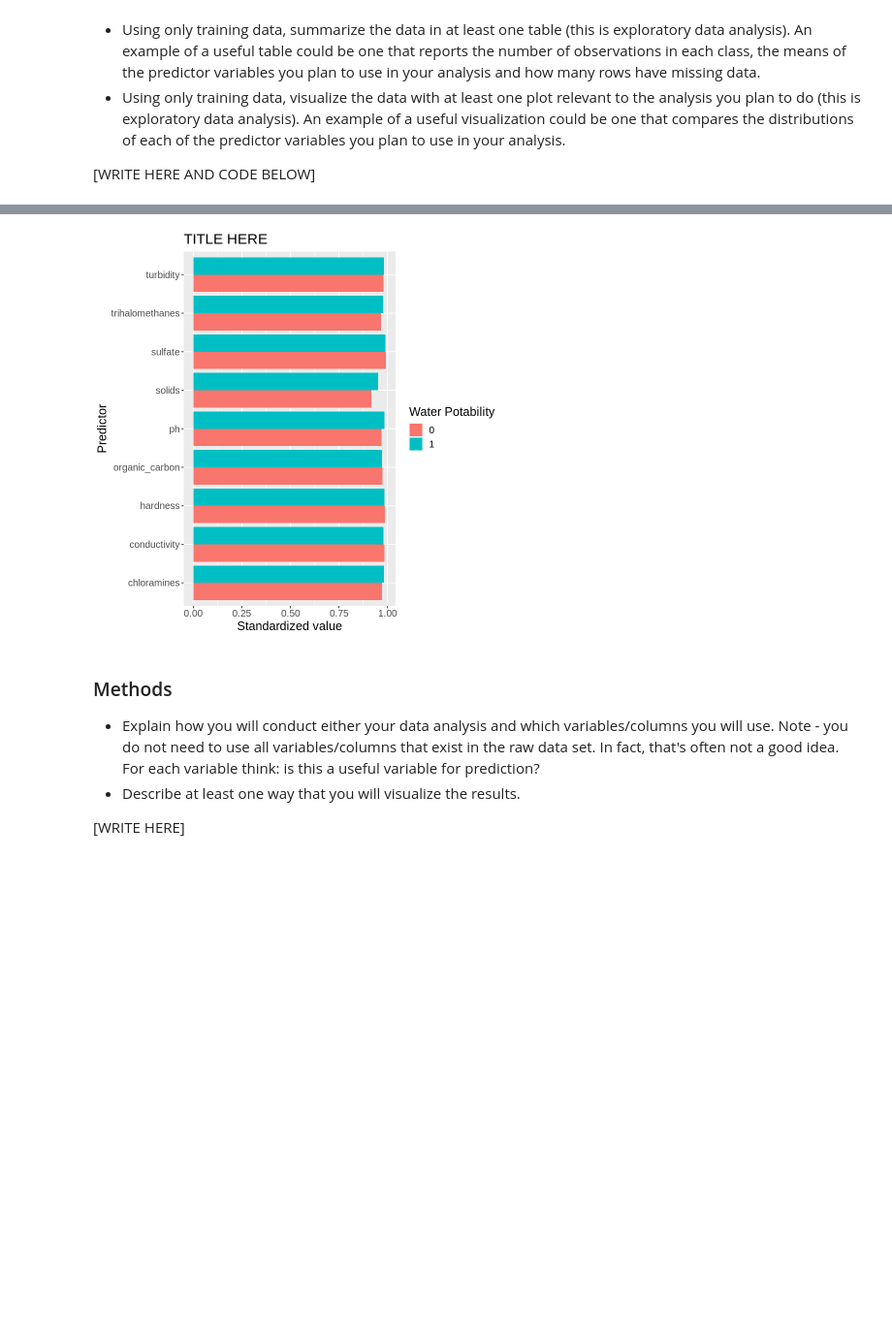
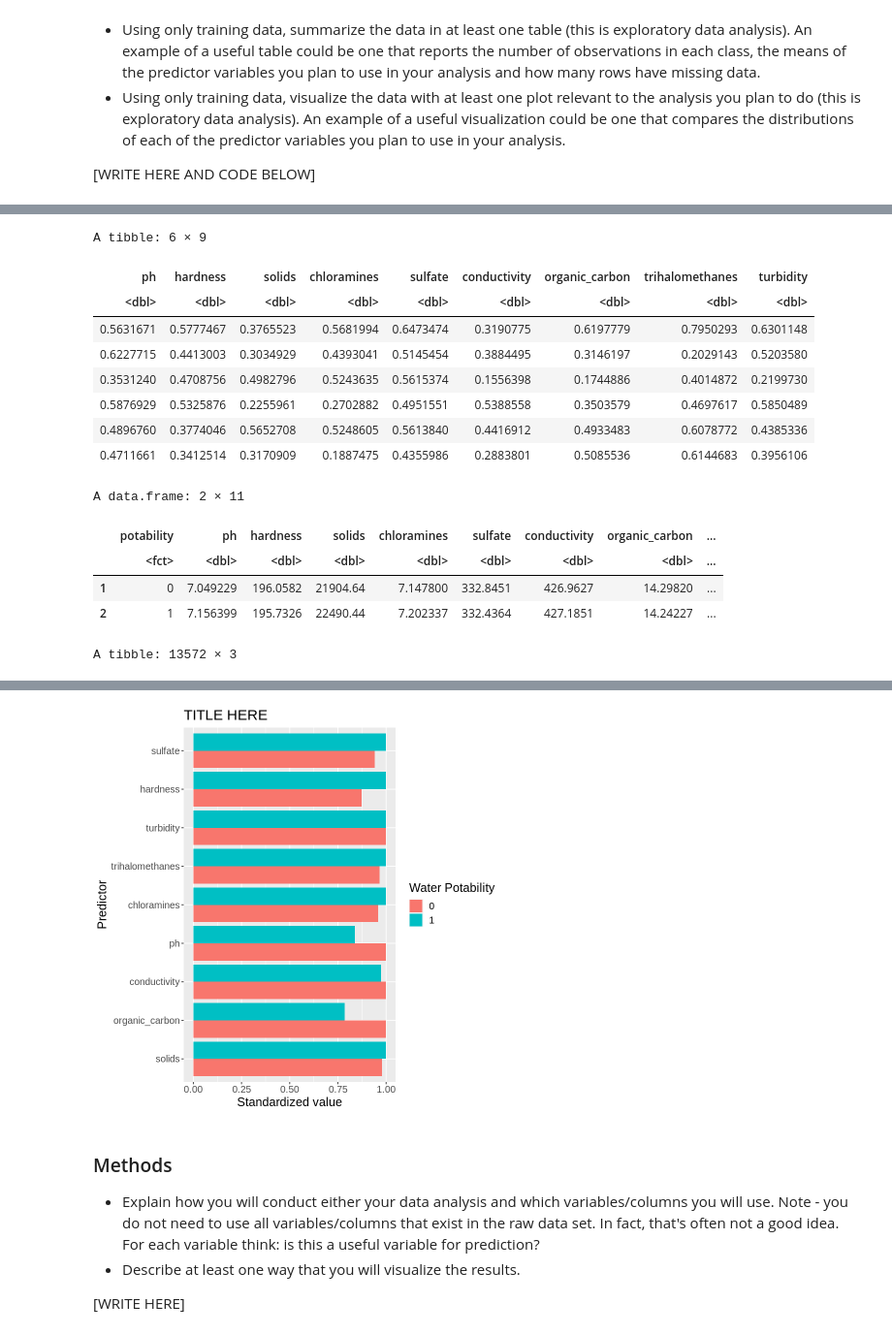
Before and after one commit to kashish1928/Dsci100_Group93_, a Jupyter notebook: Project_Proposal.ipynb, the cells around one changed output, grey strips where cells are left out. Shown at 97% size. Saved outputs shown, nothing was run; the diff lists cells and outputs as text; code cells hidden in the pictures; blank space fills up the shorter version.

Commit message:
Progress on tables and graphs

```diff
--- a/Project_Proposal.ipynb
+++ b/Project_Proposal.ipynb
@@ -67,10 +71,13 @@ A tibble: 6 × 10
 | 9.092223 | 181.1015 | 17978.99 | 6.546600 | 310.1357 | 398.4108 | 11.558279 | 31.99799 | 4.075075 | ... |
 | 5.584087 | 188.3133 | 28748.69 | 7.544869 | 326.6784 | 280.4679 | 8.399735 | 54.91786 | 2.559708 | ... |
 # %%
-water_potability_raw <- water_potability_raw |>
+#2. CLEAN DATA AND REMOVE NA ROWS
+water_potability_clean <- water_potability_raw |>
     rename(hardness = Hardness, solids = Solids, chloramines = Chloramines, sulfate = Sulfate, conductivity = Conductivity, organic_carbon = Organic_carbon, trihalomethanes = Trihalomethanes, turbidity = Turbidity, potability = Potability) |>
     mutate(potability = as_factor(potability)) |>
     na.omit()
 
-head(water_potability_raw)
+nrow(water_potability_clean) #Show number of observations in the cleaned dataset (NA removed)
+
+head(water_potability_clean)
 # %% [output]
@@ -84,37 +92,65 @@ A tibble: 6 × 10
 | 8.635849 | 203.3615 | 13672.09 | 4.563009 | 303.3098 | 474.6076 | 12.363817 | 62.79831 | 4.401425 | ... |
 | 11.180284 | 227.2315 | 25484.51 | 9.077200 | 404.0416 | 563.8855 | 17.927806 | 71.97660 | 4.370562 | ... |
 # %%
-water_split <- water_potability_raw |>
+water_split <- water_potability_clean |> #Split the data 0.75/0.25
     initial_split(prop = 0.75, strata = potability)
 
-water_train <- training(water_split)
+water_train <- training(water_split)  #Set the 0.75 split as the training data
 
-potability <- select(water_train, potability)
+min_table <- water_train |> #Find means for all predictors grouped by potability
+    select(-potability) |>
+    map_df(min)
 
-summary_table <- water_train |>
+max_table <- water_train |> #Find means for all predictors grouped by potability
     select(-potability) |>
-    scale(center = TRUE, scale = TRUE)
+    map_df(max)
 
-summary_table <- bind_cols(summary_table, potability)
+diff_table <- max_table - min_table
 
-summary_table
+min_table
 
-summary_table <- summary_table |>
+max_table
+
+diff_table
+
+scaled_table <- water_train |> #Scale all predictor columns
+    select(-potability) |>
+    mutate(ph = (ph - min_table$ph) / diff_table$ph,
+           hardness = (hardness - min_table$hardness) / diff_table$hardness,
+           solids = (solids - min_table$solids) / diff_table$solids,
+           chloramines = (chloramines - min_table$chloramines) / diff_table$chloramines,
+           sulfate = (sulfate - min_table$sulfate) / diff_table$sulfate,
+           conductivity = (conductivity - min_table$conductivity) / diff_table$conductivity,
+           organic_carbon = (organic_carbon - min_table$organic_carbon) / diff_table$organic_carbon,
+           trihalomethanes = (trihalomethanes - min_table$trihalomethanes) / diff_table$trihalomethanes,
+           turbidity = (turbidity - min_table$turbidity) / diff_table$turbidity)
+
+head(scaled_table)
+
+potability_column <- select(water_train, potability) #Remove the "potability" column
+
+scaled_table_potability <- bind_cols(scaled_table, potability = potability_column) #Reattach the "potability" column
+
+means_table <- water_train |> #Find means for all predictors grouped by potability
     group_by(potability) |>
     summarize(across(ph:turbidity, mean, na.rm=TRUE))
 
-summary_rowcount <- water_train |>
+rowcount_table <- water_train |> #Count number of observations in the two groups
     group_by(potability) |>
     summarize(n = n())
 
-summary_table_with_n <- summary_table |>
-    merge(summary_rowcount)
+summary_table <- means_table |> #Merge grouped n dataframe with grouped means dataframe
+    merge(rowcount_table)
 
-summary_table_longer <- summary_table |>
+head(summary_table)
+
+scaled_table_potability_longer <- scaled_table_potability |> #Pivot longer, generating columns "predictor" and "value"
     pivot_longer(c(ph, hardness, solids, chloramines, sulfate, conductivity, organic_carbon, trihalomethanes, turbidity), names_to = "predictor")
 
-bar_plot <- summary_table_longer |>
-    ggplot(aes(y = predictor,x = value, fill = potability)) +
+scaled_table_potability_longer
+
+bar_plot <- scaled_table_potability_longer |> #Bar plot
+    ggplot(aes(y = reorder(predictor, value),x = value, fill = potability)) +
     geom_bar(position = 'dodge', stat = "Identity") +
     xlab("Standardized value") +
     ylab("Predictor") +
@@ -145,0 +175,15 @@ A tibble: 1508 × 10
+A tibble: 6 × 9
+| ph | hardness | solids | chloramines | sulfate | conductivity | organic_carbon | trihalomethanes | turbidity |
+| <dbl> | <dbl> | <dbl> | <dbl> | <dbl> | <dbl> | <dbl> | <dbl> | <dbl> |
+| 0.5631671 | 0.5777467 | 0.3765523 | 0.5681994 | 0.6473474 | 0.3190775 | 0.6197779 | 0.7950293 | 0.6301148 |
+| 0.6227715 | 0.4413003 | 0.3034929 | 0.4393041 | 0.5145454 | 0.3884495 | 0.3146197 | 0.2029143 | 0.5203580 |
+| 0.3531240 | 0.4708756 | 0.4982796 | 0.5243635 | 0.5615374 | 0.1556398 | 0.1744886 | 0.4014872 | 0.2199730 |
+| 0.5876929 | 0.5325876 | 0.2255961 | 0.2702882 | 0.4951551 | 0.5388558 | 0.3503579 | 0.4697617 | 0.5850489 |
+| 0.4896760 | 0.3774046 | 0.5652708 | 0.5248605 | 0.5613840 | 0.4416912 | 0.4933483 | 0.6078772 | 0.4385336 |
+| 0.4711661 | 0.3412514 | 0.3170909 | 0.1887475 | 0.4355986 | 0.2883801 | 0.5085536 | 0.6144683 | 0.3956106 |
+A data.frame: 2 × 11
+|  | potability | ph | hardness | solids | chloramines | sulfate | conductivity | organic_carbon | ... |
+|  | <fct> | <dbl> | <dbl> | <dbl> | <dbl> | <dbl> | <dbl> | <dbl> | ... |
+| 1 | 0 | 7.049229 | 196.0582 | 21904.64 | 7.147800 | 332.8451 | 426.9627 | 14.29820 | ... |
+| 2 | 1 | 7.156399 | 195.7326 | 22490.44 | 7.202337 | 332.4364 | 427.1851 | 14.24227 | ... |
+A tibble: 13572 × 3
@@ -146,4 +208,4 @@ A tibble: 1508 × 10
-[figure, old version]
+[figure, new version]
 # %% [markdown]
 ### Methods
 * Explain how you will conduct either your data analysis and which variables/columns you will use. Note - you do not need to use all variables/columns that exist in the raw data set. In fact, that's often not a good idea. For each variable think: is this a useful variable for prediction?
```
Also changed, not shown: parts of 3 cells of this notebook.
